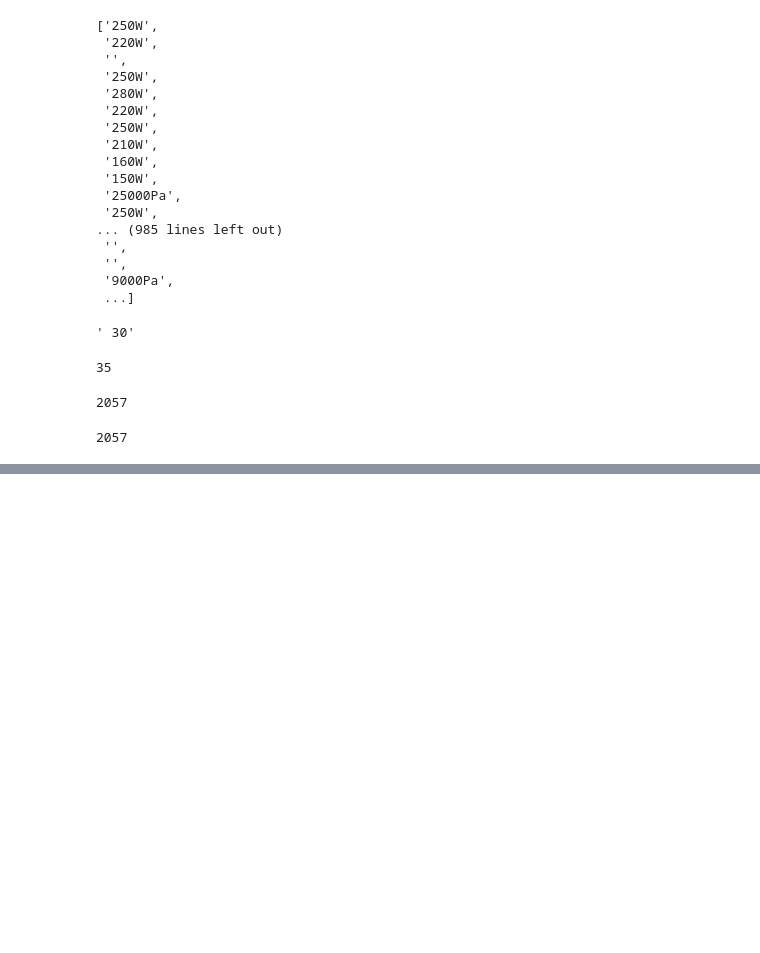
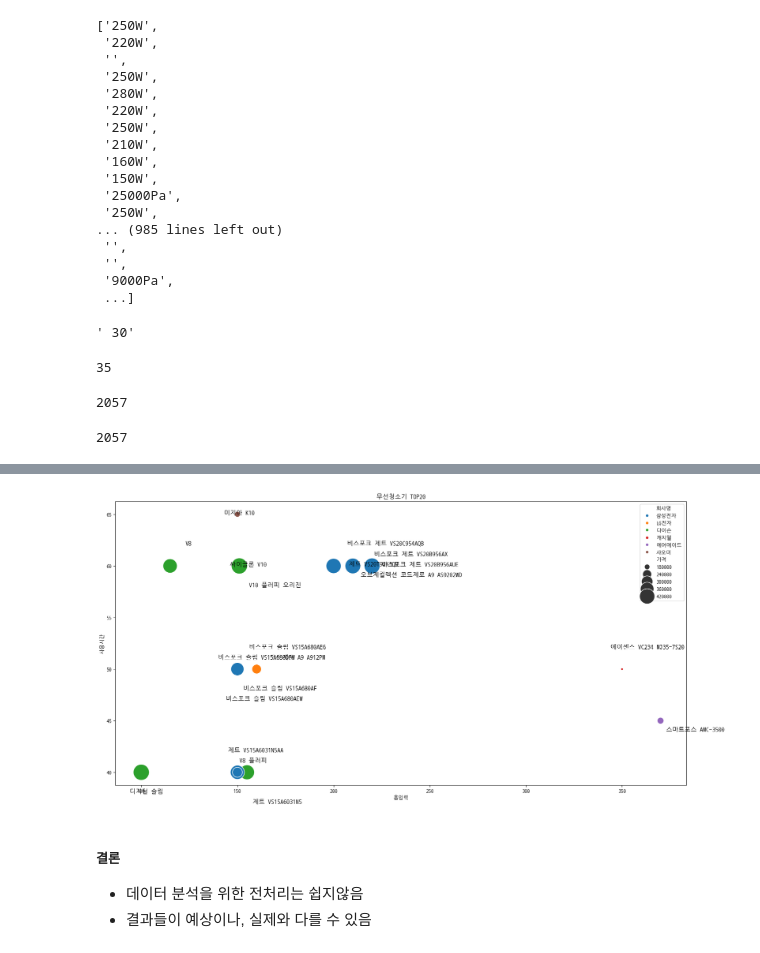
Before and after one commit to vinca0224/bigdata-analysis-2024, a Jupyter notebook: day08/da18_무선청소기_인기상품_분석.ipynb, the cells around one changed output, grey strips where cells are left out. Cells and saved outputs as stored; diff of their text form; code cells hidden in the pictures; blank space fills up the shorter version.

```diff
--- a/day08/da18_무선청소기_인기상품_분석.ipynb
+++ b/day08/da18_무선청소기_인기상품_분석.ipynb
@@ -473,0 +677,24 @@ dfLast.to_excel('./data/다나와_무선청소기_전처리결과.xlsx', index=F
+# %%
+## 인기제품 데이터 시각화
+chartDataTop = chartData[:20]
+# %%
+import random
+# 인기제품 시각화
+fig = plt.figure(figsize=(20, 10))
+plt.title('무선청소기 TOP20')
+sns.scatterplot(data=chartDataTop, x='흡입력', y='사용시간', size='가격', sizes=(20,1000),
+                hue=chartDataTop['회사명'])
+
+for index, row in chartDataTop.iterrows():
+    x =row['흡입력'] + random.randrange(-10,10)
+    y = row['사용시간'] + random.randrange(-3,3)
+    s = row['제품명']
+    plt.text(x,y,s, size=12)
+
+plt.show()
+# %% [output]
+[figure, added]
+# %% [markdown]
+##### 결론
+- 데이터 분석을 위한 전처리는 쉽지않음
+- 결과들이 예상이나, 실제와 다를 수 있음
```
Also changed, not shown: parts of 27 cells of this notebook, 7 other files.
